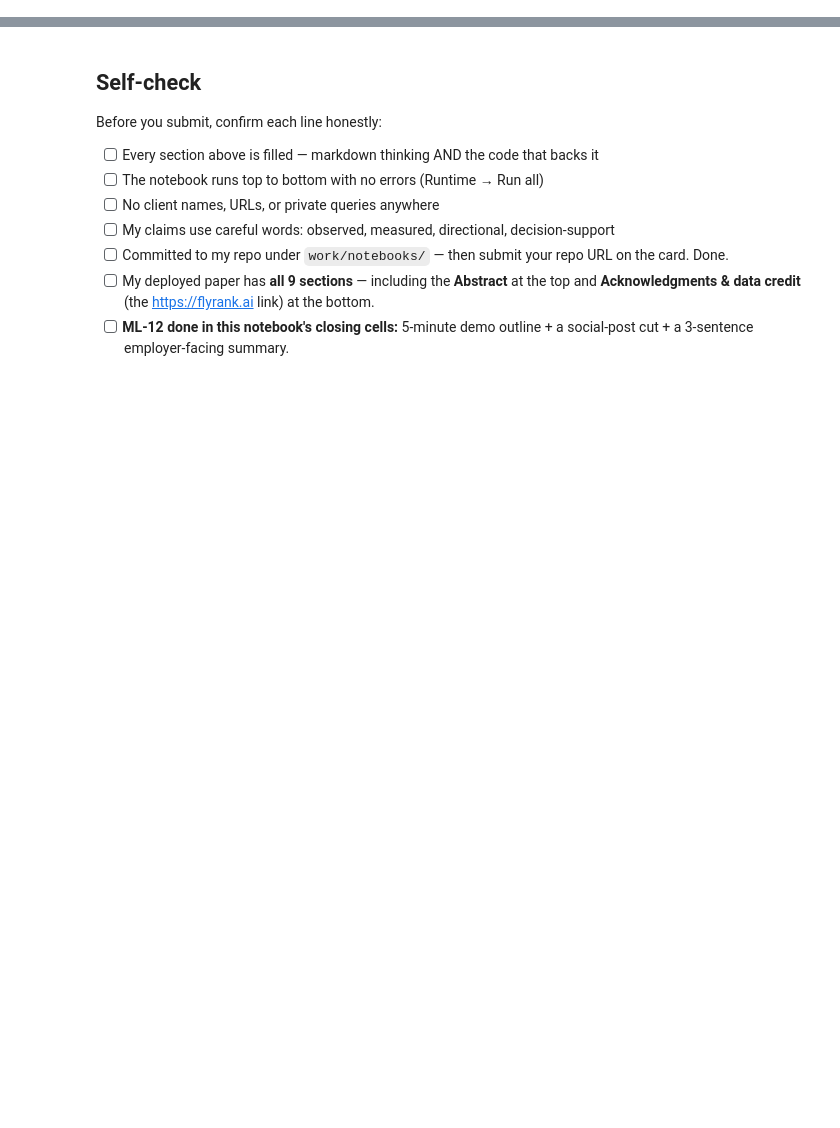
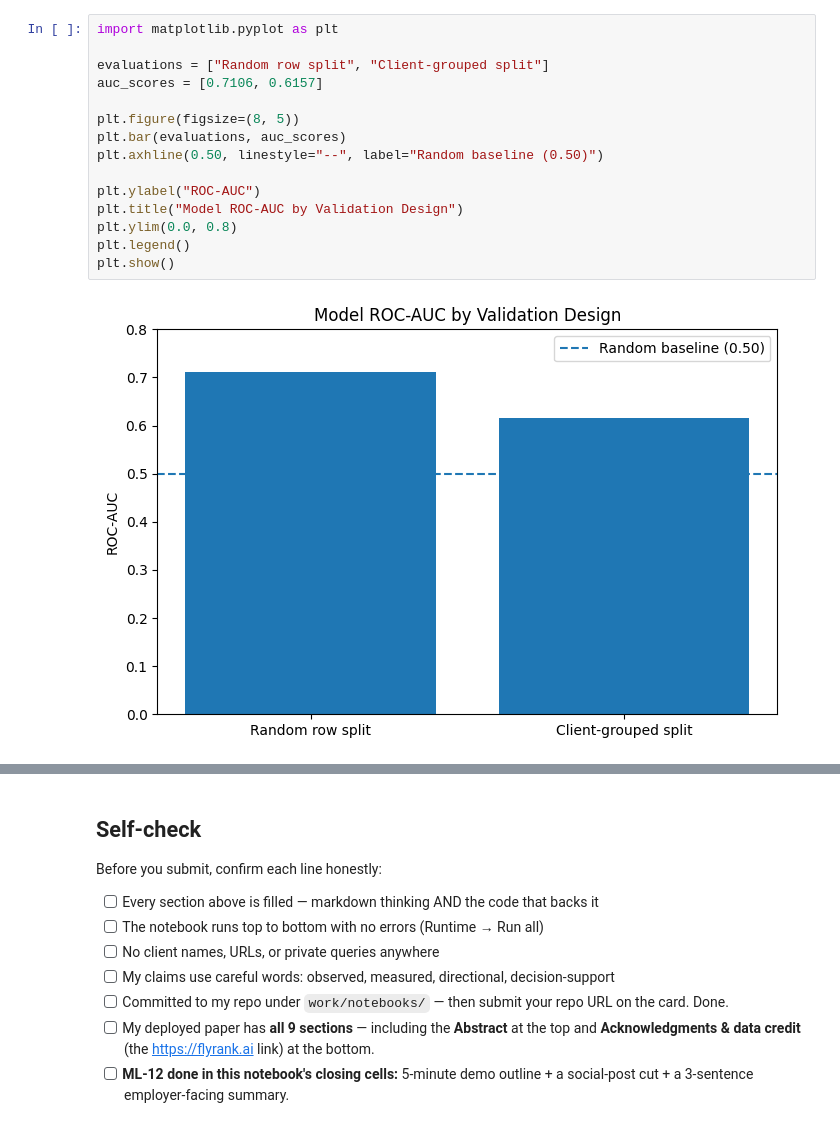
Before and after one commit to qurban-12/ML_internship_Qurban, a Jupyter notebook: work/notebooks/capstone.ipynb, the cells around one changed output, grey strips where cells are left out. Drawn from its saved outputs; the diff is of its cells as text; blank space fills up the shorter version.

```diff
--- a/work/notebooks/capstone.ipynb
+++ b/work/notebooks/capstone.ipynb
@@ -36,0 +334,17 @@ This skeleton is yours to fill. Work the sections **in order** — each one has
+# %%
+import matplotlib.pyplot as plt
+
+evaluations = ["Random row split", "Client-grouped split"]
+auc_scores = [0.7106, 0.6157]
+
+plt.figure(figsize=(8, 5))
+plt.bar(evaluations, auc_scores)
+plt.axhline(0.50, linestyle="--", label="Random baseline (0.50)")
+
+plt.ylabel("ROC-AUC")
+plt.title("Model ROC-AUC by Validation Design")
+plt.ylim(0.0, 0.8)
+plt.legend()
+plt.show()
+# %% [output]
+[figure, added]
```
Also changed, not shown: parts of 30 cells of this notebook.
